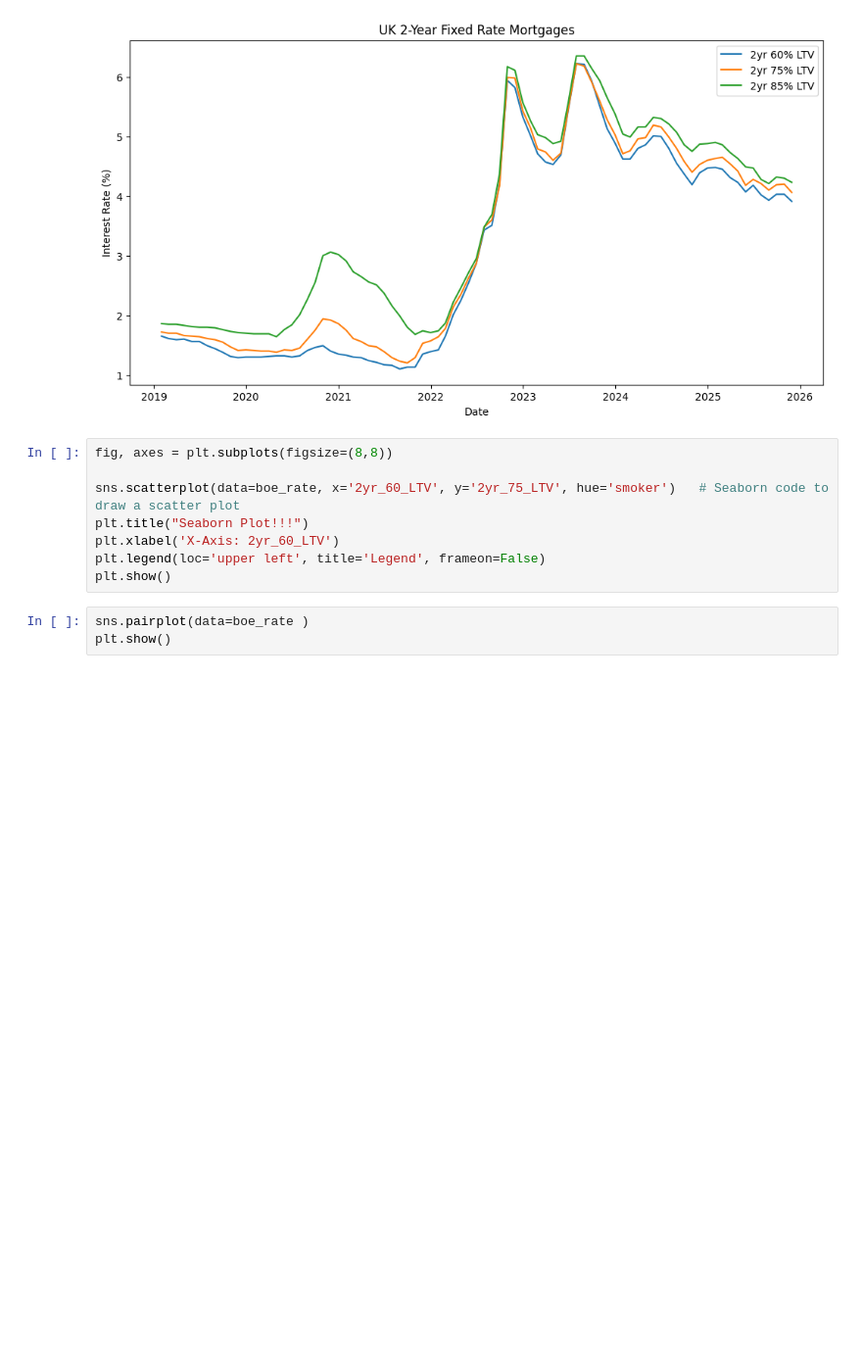
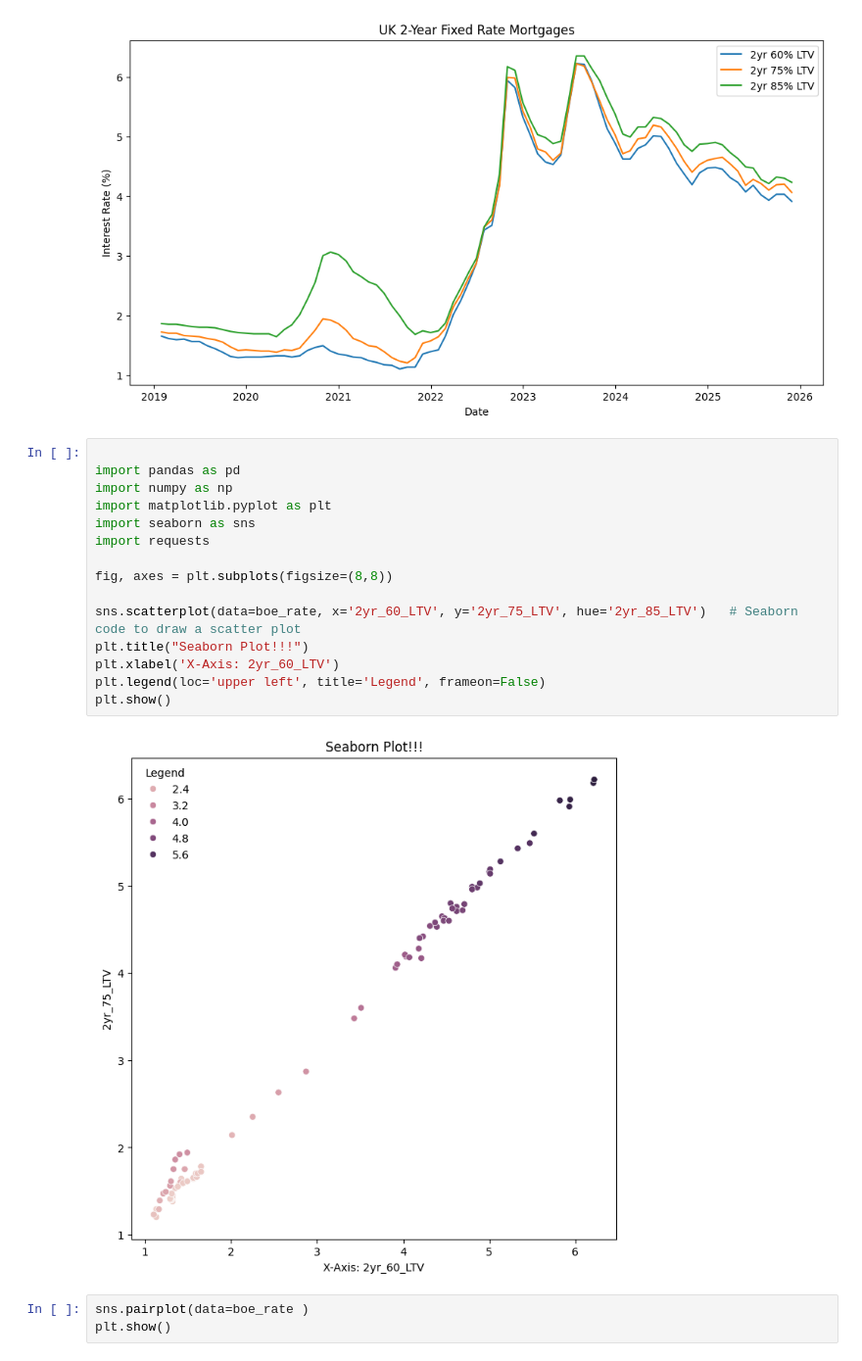
Before and after one commit to funmiafola/VSCode1, a Jupyter notebook: testProject.ipynb, the cells around one changed output. Shown: that part at 98% size. Drawn from its saved outputs; the diff is of its cells as text; blank space fills up the shorter version.

```diff
--- a/testProject.ipynb
+++ b/testProject.ipynb
@@ -165,13 +166,22 @@ plt.show()
 # %% [output]
 [figure]
 # %%
+
+import pandas as pd
+import numpy as np
+import matplotlib.pyplot as plt
+import seaborn as sns
+import requests
+
 fig, axes = plt.subplots(figsize=(8,8))
 
-sns.scatterplot(data=boe_rate, x='2yr_60_LTV', y='2yr_75_LTV', hue='smoker')   # Seaborn code to draw a scatter plot
+sns.scatterplot(data=boe_rate, x='2yr_60_LTV', y='2yr_75_LTV', hue='2yr_85_LTV')   # Seaborn code to draw a scatter plot
 plt.title("Seaborn Plot!!!")
 plt.xlabel('X-Axis: 2yr_60_LTV')
 plt.legend(loc='upper left', title='Legend', frameon=False)
 plt.show()
+# %% [output]
+[figure, added]
 # %%
 sns.pairplot(data=boe_rate )
 plt.show()
```
Also changed, not shown: parts of 4 cells of this notebook.
